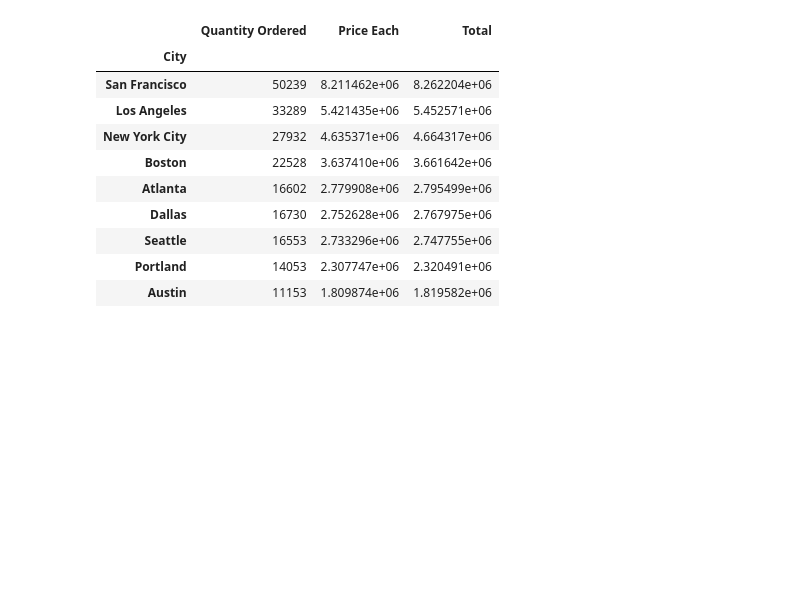
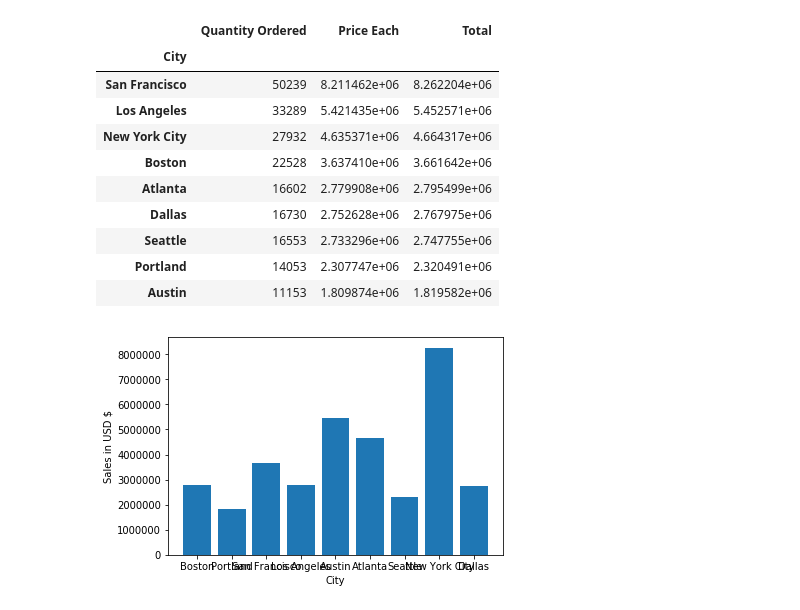
Before and after one commit to mkwiatek770/code-snippets, a Jupyter notebook: Libraries/pandas/Sales.ipynb, the cells around one changed output. Drawn from its saved outputs; the diff is of its cells as text; code cells hidden in the pictures; blank space fills up the shorter version.

```diff
--- a/Libraries/pandas/Sales.ipynb
+++ b/Libraries/pandas/Sales.ipynb
@@ -124,8 +124,20 @@ plt.show()
 [figure]
 # %% [markdown]
 # What city has a highest number of sales?
-# %%
-df["City"] = df["Purchase Address"].str.extract(pat=pattern)
+# %%
+def get_state(address):
+    return address.split(",")[2][:3].strip()
+
+def get_city(address):
+    return address.split(",")[1].strip()
+
+
+df["City"] = df["Purchase Address"].apply(lambda x: f"{get_city(x)} ({get_state(x)}")
+
+# One way with regular expressions
+# pattern = re.compile(r', ([a-zA-Z\s]*),')
+# df["City"] = df["Purchase Address"].str.extract(pat=pattern)
+# df["State"] = df["Purchase Address"].apply(lambda x: get_state(x))
 # %%
 # Wyciągnij nawę miasta (regex?)
 # nowa kolumna oparta o nazwę miasta (jeśli będzie to dość trudne to przeniesc logike do funkcji)
@@ -144,3 +156,10 @@ results.sort_values(["Total"], ascending=False)
 | Seattle | 16553 | 2.733296e+06 | 2.747755e+06 |
 | Portland | 14053 | 2.307747e+06 | 2.320491e+06 |
 | Austin | 11153 | 1.809874e+06 | 1.819582e+06 |
+# %%
+plt.bar(df["City"].unique(), results["Total"])
+plt.xlabel("City")
+plt.ylabel("Sales in USD $")
+plt.show()
+# %% [output]
+[figure, added]
```
Also changed, not shown: parts of 1 cell of this notebook.
